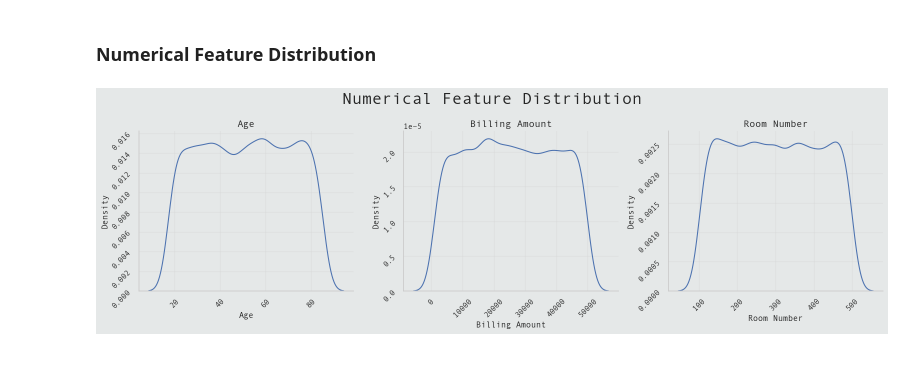
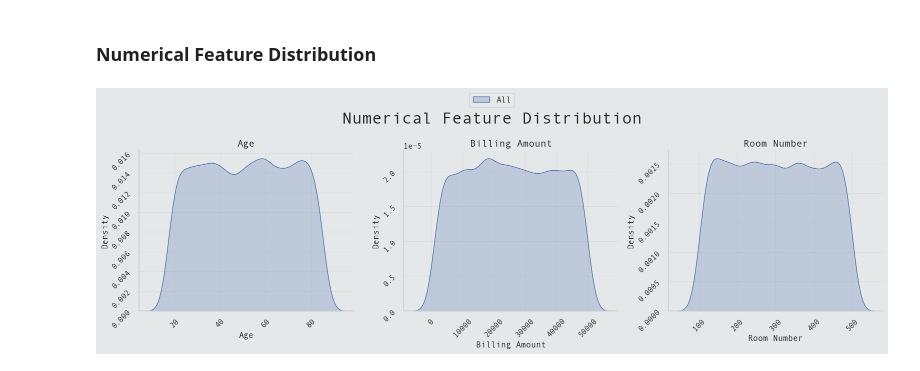
Before and after one commit to Volscente/MediBioticsAI, a Jupyter notebook: notebooks/healthcare_classification/healthcare_dataset_eda.ipynb, the cells around one changed output. Drawn from its saved outputs; the diff is of its cells as text; code cells hidden in the pictures.

```diff
--- a/notebooks/healthcare_classification/healthcare_dataset_eda.ipynb
+++ b/notebooks/healthcare_classification/healthcare_dataset_eda.ipynb
@@ -147,26 +147,41 @@ raw_numerical_features = [
 # %%
 # Plot the KDE of each feature
 figure, ax = plt.subplots(1, 3, figsize=(16, 5))
 ax = ax.flatten()
 
 # Fetch the data to plot
 for index, column_name in enumerate(raw_numerical_features):
 
     # Plot data
     sns.kdeplot(data=healthcare_dataset[column_name],
+                fill=True,
+                label='All',
                 ax=ax[index])
 
     # Set subplot title
     ax[index].set_title(column_name, fontsize=14)
 
     # Set subplot tick rotation
     ax[index].tick_params(labelrotation=45)
 
+    # Retrieve legend information
+    handles = ax[index].get_legend_handles_labels()[0]
+    labels = ax[index].get_legend_handles_labels()[1]
+    ax[index].legend().remove()
+
+# Set the legend
+figure.legend(handles,
+              labels,
+              loc='center',
+              bbox_to_anchor=(0.5, 1.03),
+              fontsize=12,
+              ncol=3)
+
 # Set figure Title
 figure.suptitle('Numerical Feature Distribution',
                 fontweight='bold',
                 fontsize=24)
 
 plt.tight_layout()
 # %% [output]
-[figure, old version]
+[figure, new version]
```
Also changed, not shown: parts of 6 cells of this notebook.
